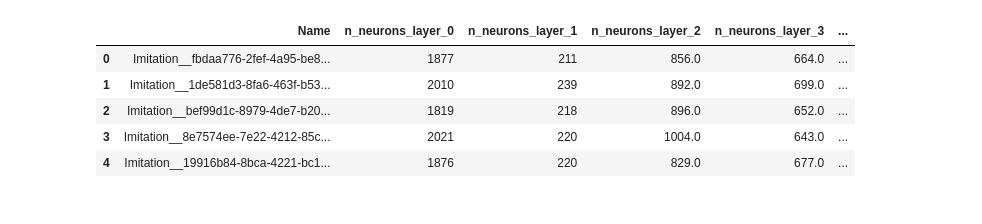
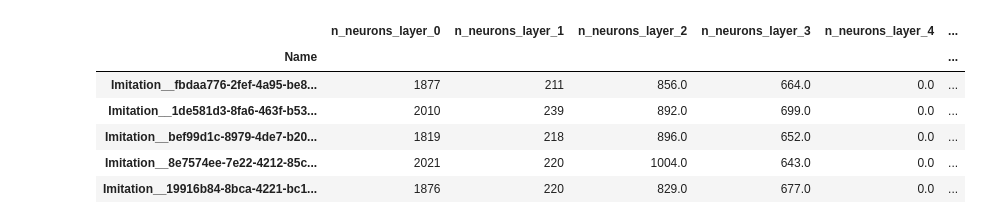
Before and after one commit to timosturm/acn-experiments, a Jupyter notebook: evaluation/parameters.ipynb, the cells around one changed output. Cells and saved outputs as stored; diff of their text form; code cells hidden in the pictures.

```diff
--- a/evaluation/parameters.ipynb
+++ b/evaluation/parameters.ipynb
@@ -8,13 +12,0 @@ sns.set_theme(palette="colorblind")
-# %%
-# with open("wanbd_imitation_parameter_importance.csv", "rb") as file:
-#     df = pd.
-
-df = pd.read_csv("wanbd_imitation_parameter_importance.csv")
-df.head()
-# %% [output]
-|  | Name | n_neurons_layer_0 | n_neurons_layer_1 | n_neurons_layer_2 | n_neurons_layer_3 | ... |
-| 0 | Imitation__fbdaa776-2fef-4a95-be8... | 1877 | 211 | 856.0 | 664.0 | ... |
-| 1 | Imitation__1de581d3-8fa6-463f-b53... | 2010 | 239 | 892.0 | 699.0 | ... |
-| 2 | Imitation__bef99d1c-8979-4de7-b20... | 1819 | 218 | 896.0 | 652.0 | ... |
-| 3 | Imitation__8e7574ee-7e22-4212-85c... | 2021 | 220 | 1004.0 | 643.0 | ... |
-| 4 | Imitation__19916b84-8bca-4221-bc1... | 1876 | 220 | 829.0 | 677.0 | ... |
@@ -20,0 +104,13 @@ df.head()
+# %%
+df = pd.read_csv("wanbd_imitation_parameter_importance.csv", index_col=0)\
+    .fillna(0)\
+    .rename(columns=lambda x: re.sub('imitation/', '', x))
+df.head()
+# %% [output]
+|  | n_neurons_layer_0 | n_neurons_layer_1 | n_neurons_layer_2 | n_neurons_layer_3 | n_neurons_layer_4 | ... |
+| Name |  |  |  |  |  | ... |
+| Imitation__fbdaa776-2fef-4a95-be8... | 1877 | 211 | 856.0 | 664.0 | 0.0 | ... |
+| Imitation__1de581d3-8fa6-463f-b53... | 2010 | 239 | 892.0 | 699.0 | 0.0 | ... |
+| Imitation__bef99d1c-8979-4de7-b20... | 1819 | 218 | 896.0 | 652.0 | 0.0 | ... |
+| Imitation__8e7574ee-7e22-4212-85c... | 2021 | 220 | 1004.0 | 643.0 | 0.0 | ... |
+| Imitation__19916b84-8bca-4221-bc1... | 1876 | 220 | 829.0 | 677.0 | 0.0 | ... |
```
Also changed, not shown: parts of 4 cells of this notebook.
